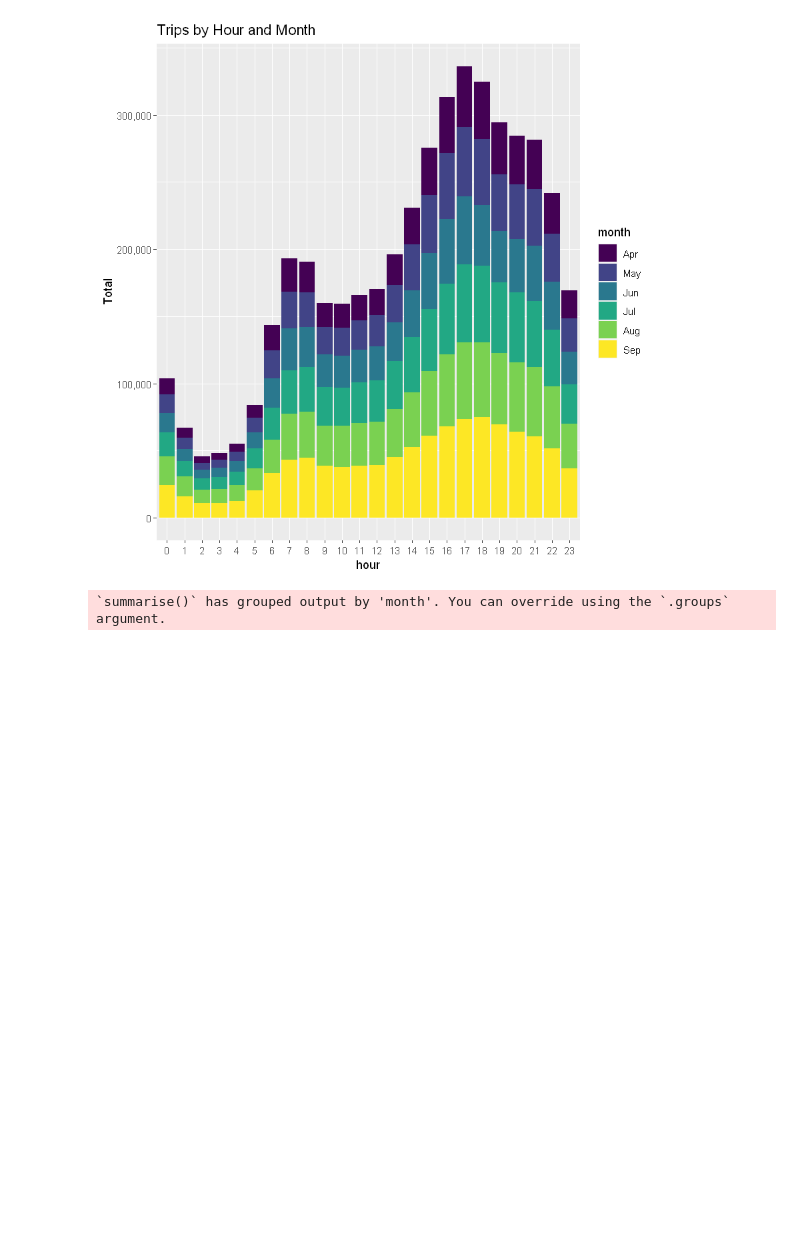
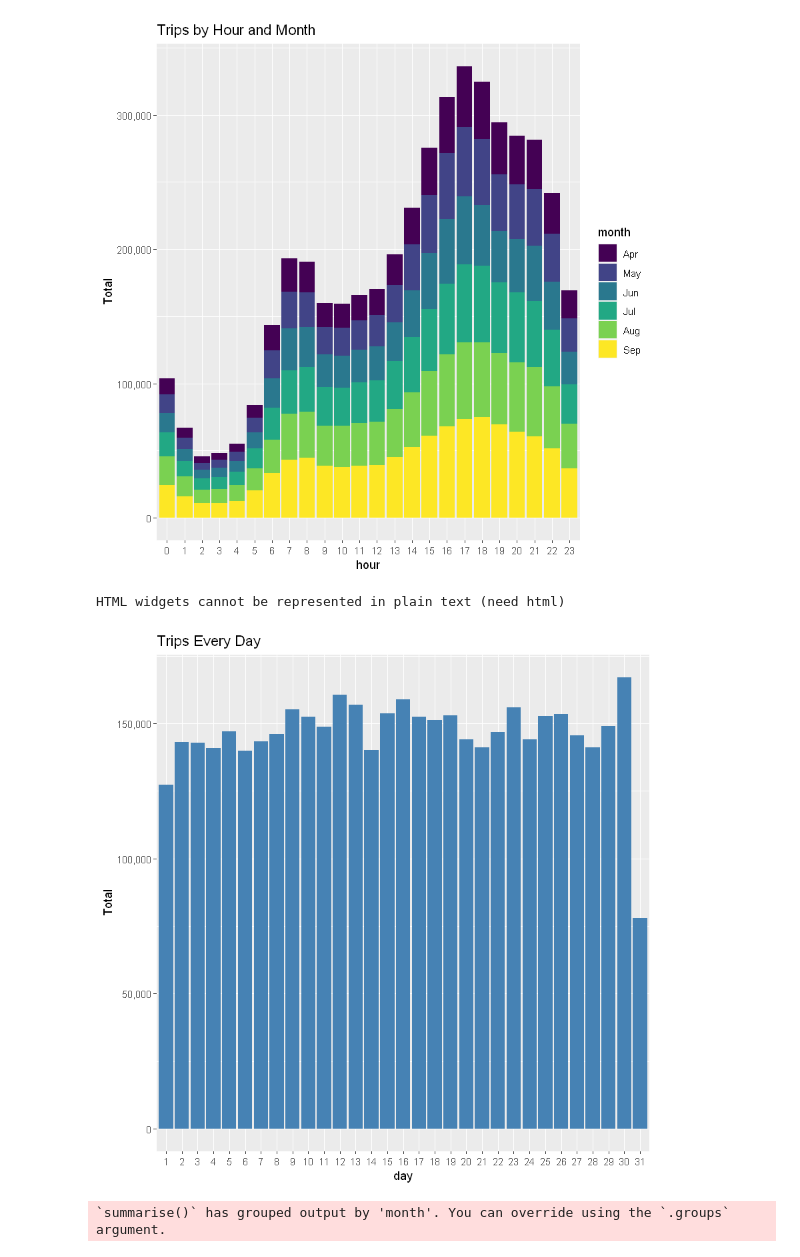
Before and after one commit to kul-deep/BDA_project, a Jupyter notebook: Mini_project/Uber_data-analysis.ipynb, the cells around one changed output. Saved outputs shown, nothing was run; the diff lists cells and outputs as text; code cells hidden in the pictures; blank space fills up the shorter version.

Commit message:
Added few more graphs

```diff
--- a/Mini_project/Uber_data-analysis.ipynb
+++ b/Mini_project/Uber_data-analysis.ipynb
@@ -92,6 +89,21 @@ ggplot(month_hour, aes(hour, Total, fill = month)) +
 `summarise()` has grouped output by 'month'. You can override using the `.groups` argument.
 [figure]
 [figure]
+# %%
+day_group <- data_2014 %>%
+          group_by(day) %>%
+             dplyr::summarize(Total = n())
+datatable(day_group)
+# %% [output]
+HTML widgets cannot be represented in plain text (need html)
+# %%
+ggplot(day_group, aes(day, Total)) +
+        geom_bar( stat = "identity", fill = "steelblue") +
+           ggtitle("Trips Every Day") +
+            theme(legend.position = "none") +
+            scale_y_continuous(labels = comma)
+# %% [output]
+[figure, added]
 # %%
 day_month_group <- data_2014 %>%
          group_by(month, day) %>%
```
Also changed, not shown: parts of 8 cells of this notebook.
